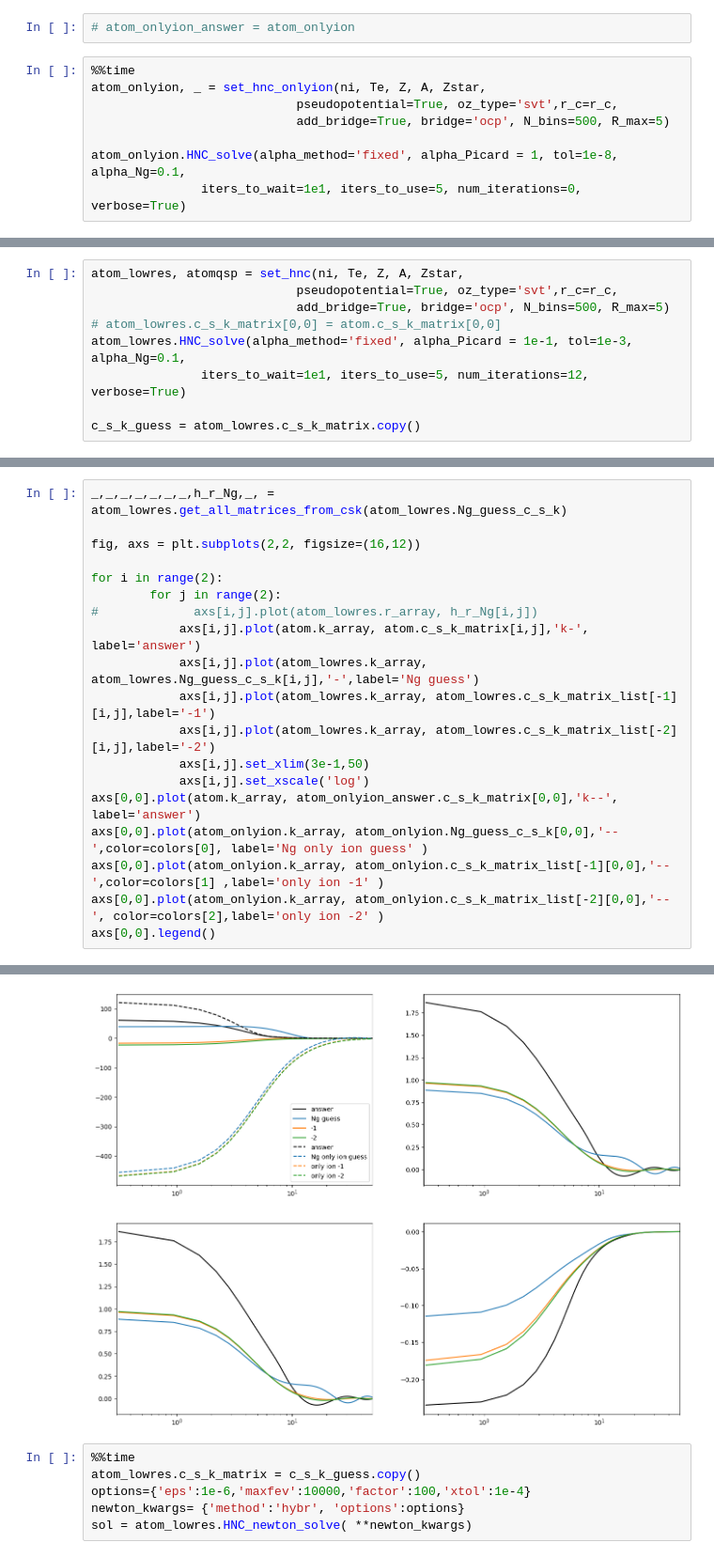
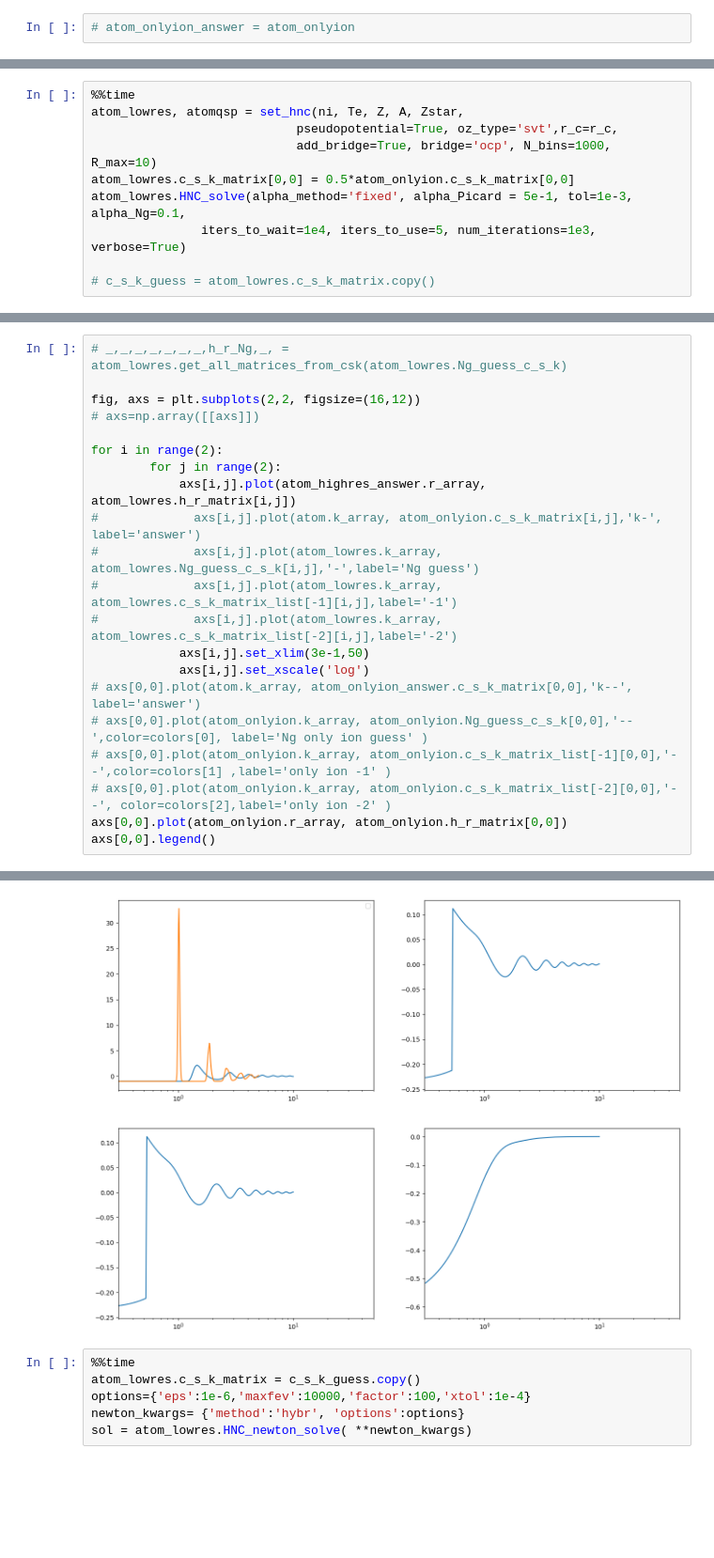
Before and after one commit to ZachAJohnson/hnc, a Jupyter notebook: QSP_HNC_Working_TCCW_newton.ipynb, the cells around one changed output, grey strips where cells are left out. Shown at 94% size. Drawn from its saved outputs; the diff is of its cells as text; blank space fills up the shorter version.

```diff
--- a/QSP_HNC_Working_TCCW_newton.ipynb
+++ b/QSP_HNC_Working_TCCW_newton.ipynb
@@ -294,11 +298,3 @@ Polynomial at k<2, then exponential, asymptoting to zero around k=5-20
 Root Finder:  True The solution converged.
 # %%
 # atom_onlyion_answer = atom_onlyion
-# %%
-%%time
-atom_onlyion, _ = set_hnc_onlyion(ni, Te, Z, A, Zstar,
-                            pseudopotential=True, oz_type='svt',r_c=r_c,
-                            add_bridge=True, bridge='ocp', N_bins=500, R_max=5)
-
-atom_onlyion.HNC_solve(alpha_method='fixed', alpha_Picard = 1, tol=1e-8, alpha_Ng=0.1,
-               iters_to_wait=1e1, iters_to_use=5, num_iterations=0, verbose=True)
@@ -322,10 +301,11 @@ Wall time: 195 ms
 # %%
+%%time
 atom_lowres, atomqsp = set_hnc(ni, Te, Z, A, Zstar,
                             pseudopotential=True, oz_type='svt',r_c=r_c,
-                            add_bridge=True, bridge='ocp', N_bins=500, R_max=5)
-# atom_lowres.c_s_k_matrix[0,0] = atom.c_s_k_matrix[0,0]
-atom_lowres.HNC_solve(alpha_method='fixed', alpha_Picard = 1e-1, tol=1e-3, alpha_Ng=0.1,
-               iters_to_wait=1e1, iters_to_use=5, num_iterations=12, verbose=True)
+                            add_bridge=True, bridge='ocp', N_bins=1000, R_max=10)
+atom_lowres.c_s_k_matrix[0,0] = 0.5*atom_onlyion.c_s_k_matrix[0,0]
+atom_lowres.HNC_solve(alpha_method='fixed', alpha_Picard = 5e-1, tol=1e-3, alpha_Ng=0.1,
+               iters_to_wait=1e4, iters_to_use=5, num_iterations=1e3, verbose=True)
 
-c_s_k_guess = atom_lowres.c_s_k_matrix.copy()
+# c_s_k_guess = atom_lowres.c_s_k_matrix.copy()
 # %% [output]
@@ -349,20 +359,22 @@ Final iter:13, Total Error: 5.158e+01
 # %%
-_,_,_,_,_,_,_,h_r_Ng,_, = atom_lowres.get_all_matrices_from_csk(atom_lowres.Ng_guess_c_s_k)
+# _,_,_,_,_,_,_,h_r_Ng,_, = atom_lowres.get_all_matrices_from_csk(atom_lowres.Ng_guess_c_s_k)
 
 fig, axs = plt.subplots(2,2, figsize=(16,12))
+# axs=np.array([[axs]])
 
 for i in range(2):
         for j in range(2):
-#             axs[i,j].plot(atom_lowres.r_array, h_r_Ng[i,j])
-            axs[i,j].plot(atom.k_array, atom.c_s_k_matrix[i,j],'k-', label='answer')
-            axs[i,j].plot(atom_lowres.k_array, atom_lowres.Ng_guess_c_s_k[i,j],'-',label='Ng guess')
-            axs[i,j].plot(atom_lowres.k_array, atom_lowres.c_s_k_matrix_list[-1][i,j],label='-1')
-            axs[i,j].plot(atom_lowres.k_array, atom_lowres.c_s_k_matrix_list[-2][i,j],label='-2')
+            axs[i,j].plot(atom_highres_answer.r_array, atom_lowres.h_r_matrix[i,j])
+#             axs[i,j].plot(atom.k_array, atom_onlyion.c_s_k_matrix[i,j],'k-', label='answer')
+#             axs[i,j].plot(atom_lowres.k_array, atom_lowres.Ng_guess_c_s_k[i,j],'-',label='Ng guess')
+#             axs[i,j].plot(atom_lowres.k_array, atom_lowres.c_s_k_matrix_list[-1][i,j],label='-1')
+#             axs[i,j].plot(atom_lowres.k_array, atom_lowres.c_s_k_matrix_list[-2][i,j],label='-2')
             axs[i,j].set_xlim(3e-1,50)
             axs[i,j].set_xscale('log')
-axs[0,0].plot(atom.k_array, atom_onlyion_answer.c_s_k_matrix[0,0],'k--', label='answer')
-axs[0,0].plot(atom_onlyion.k_array, atom_onlyion.Ng_guess_c_s_k[0,0],'--',color=colors[0], label='Ng only ion guess' )
-axs[0,0].plot(atom_onlyion.k_array, atom_onlyion.c_s_k_matrix_list[-1][0,0],'--',color=colors[1] ,label='only ion -1' )
-axs[0,0].plot(atom_onlyion.k_array, atom_onlyion.c_s_k_matrix_list[-2][0,0],'--', color=colors[2],label='only ion -2' )
+# axs[0,0].plot(atom.k_array, atom_onlyion_answer.c_s_k_matrix[0,0],'k--', label='answer')
+# axs[0,0].plot(atom_onlyion.k_array, atom_onlyion.Ng_guess_c_s_k[0,0],'--',color=colors[0], label='Ng only ion guess' )
+# axs[0,0].plot(atom_onlyion.k_array, atom_onlyion.c_s_k_matrix_list[-1][0,0],'--',color=colors[1] ,label='only ion -1' )
+# axs[0,0].plot(atom_onlyion.k_array, atom_onlyion.c_s_k_matrix_list[-2][0,0],'--', color=colors[2],label='only ion -2' )
+axs[0,0].plot(atom_onlyion.r_array, atom_onlyion.h_r_matrix[0,0])
 axs[0,0].legend()
 # %% [output]
@@ -370,4 +383,4 @@ axs[0,0].legend()
-[figure, old version]
+[figure, new version]
 # %%
 %%time
 atom_lowres.c_s_k_matrix = c_s_k_guess.copy()
```
Also changed, not shown: parts of 16 cells of this notebook, 5 other files.
